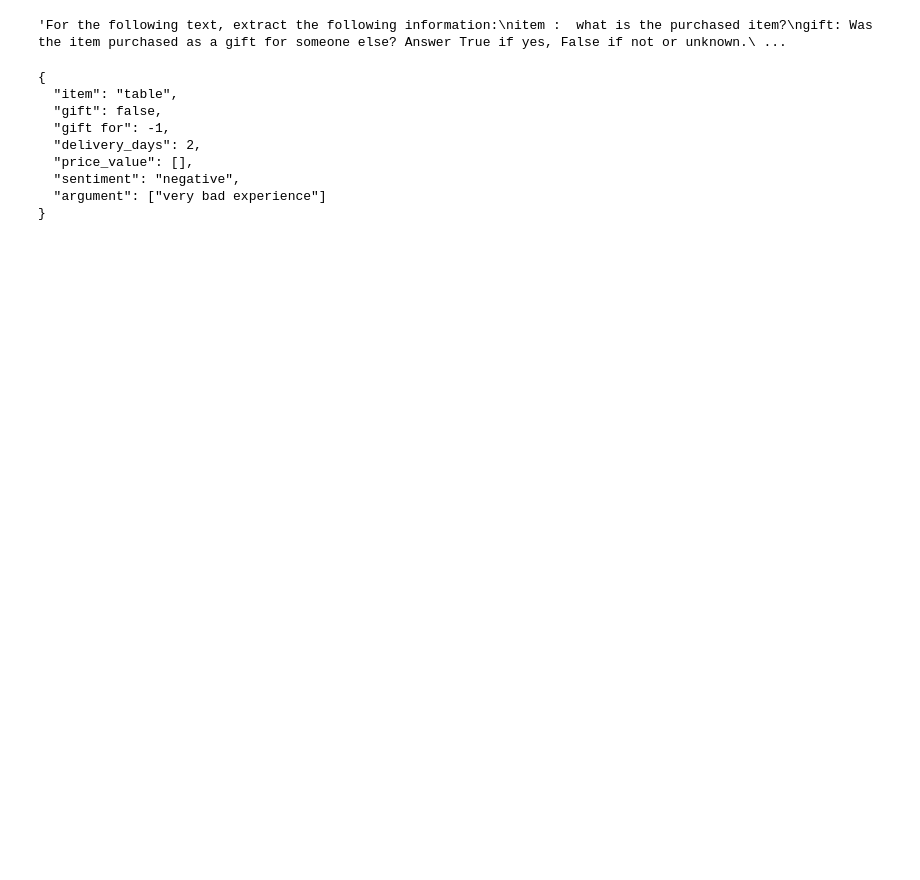
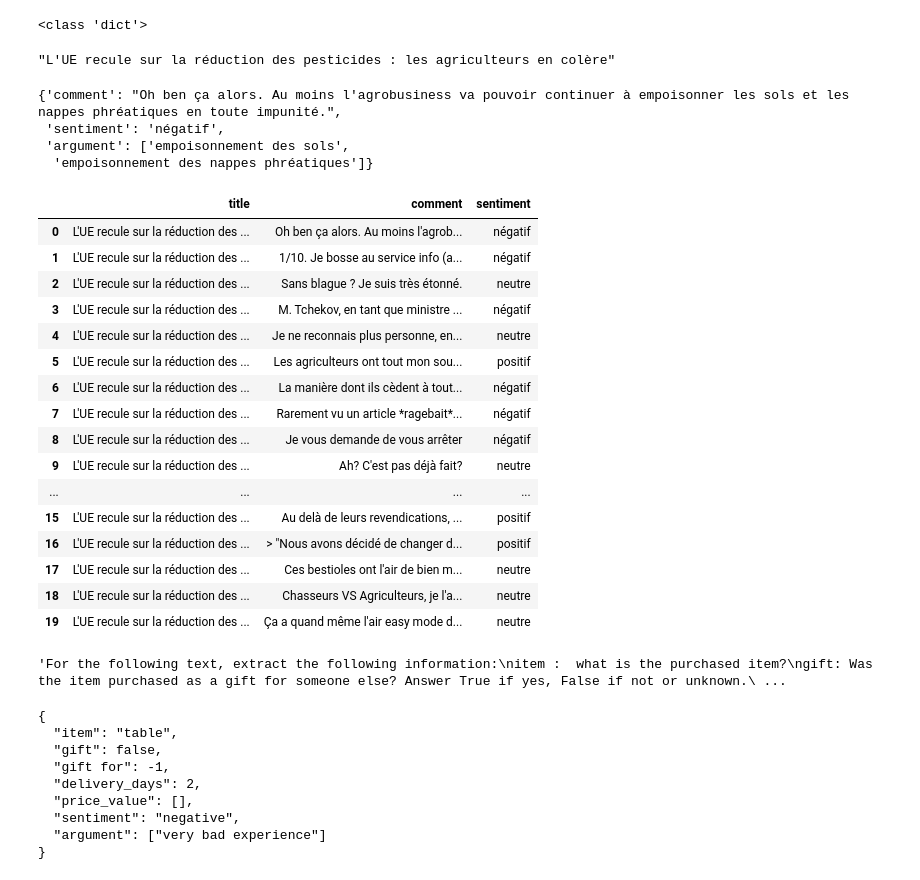
Before and after one commit to Aida73/seminaire-llm-m2ds, a Jupyter notebook: prise_en_main_open_ai.ipynb, the cells around one changed output. Cells and saved outputs as stored; diff of their text form; code cells hidden in the pictures; blank space fills up the shorter version.

Commit message:
add prompt

```diff
--- a/prise_en_main_open_ai.ipynb
+++ b/prise_en_main_open_ai.ipynb
@@ -45,3 +56,5 @@ def get_response_from_model(prompt):
         temperature=0
     )
     return response.choices[0].message.content
+# %%
+liste_data = df[['title','comments']]
@@ -47,0 +83,2 @@ def get_response_from_model(prompt):
+# %%
+response = get_response_from_model(prompt.format(data=liste_data))
@@ -47,0 +114,48 @@ def get_response_from_model(prompt):
+# %%
+import json
+r = json.loads(response)
+print(type(r))
+# %% [output]
+<class 'dict'>
+# %%
+r['title']
+# %% [output]
+"L'UE recule sur la réduction des pesticides : les agriculteurs en colère"
+# %%
+comment_data = []
+for comment in r['comments']:
+    comment_data.append({
+        'title': r['title'],
+        'comment': comment['comment'],
+        'sentiment': comment['sentiment']
+    })
+
+# Créer un DataFrame à partir de la liste de dictionnaires
+df2 = pd.DataFrame(comment_data)
+# %%
+r['comments'][0]
+# %% [output]
+{'comment': "Oh ben ça alors. Au moins l'agrobusiness va pouvoir continuer à empoisonner les sols et les nappes phréatiques en toute impunité.",
+ 'sentiment': 'négatif',
+ 'argument': ['empoisonnement des sols',
+  'empoisonnement des nappes phréatiques']}
+# %%
+df2
+# %% [output]
+|  | title | comment | sentiment |
+| 0 | L'UE recule sur la réduction des ... | Oh ben ça alors. Au moins l'agrob... | négatif |
+| 1 | L'UE recule sur la réduction des ... | 1/10. Je bosse au service info (a... | négatif |
+| 2 | L'UE recule sur la réduction des ... | Sans blague ? Je suis très étonné. | neutre |
+| 3 | L'UE recule sur la réduction des ... | M. Tchekov, en tant que ministre ... | négatif |
+| 4 | L'UE recule sur la réduction des ... | Je ne reconnais plus personne, en... | neutre |
+| 5 | L'UE recule sur la réduction des ... | Les agriculteurs ont tout mon sou... | positif |
+| 6 | L'UE recule sur la réduction des ... | La manière dont ils cèdent à tout... | négatif |
+| 7 | L'UE recule sur la réduction des ... | Rarement vu un article *ragebait*... | négatif |
+| 8 | L'UE recule sur la réduction des ... | Je vous demande de vous arrêter | négatif |
+| 9 | L'UE recule sur la réduction des ... | Ah? C'est pas déjà fait? | neutre |
+| ... | ... | ... | ... |
+| 15 | L'UE recule sur la réduction des ... | Au delà de leurs revendications, ... | positif |
+| 16 | L'UE recule sur la réduction des ... | > "Nous avons décidé de changer d... | positif |
+| 17 | L'UE recule sur la réduction des ... | Ces bestioles ont l'air de bien m... | neutre |
+| 18 | L'UE recule sur la réduction des ... | Chasseurs VS Agriculteurs, je l'a... | neutre |
+| 19 | L'UE recule sur la réduction des ... | Ça a quand même l'air easy mode d... | neutre |
```
Also changed, not shown: parts of 10 cells of this notebook, 4 other files.
